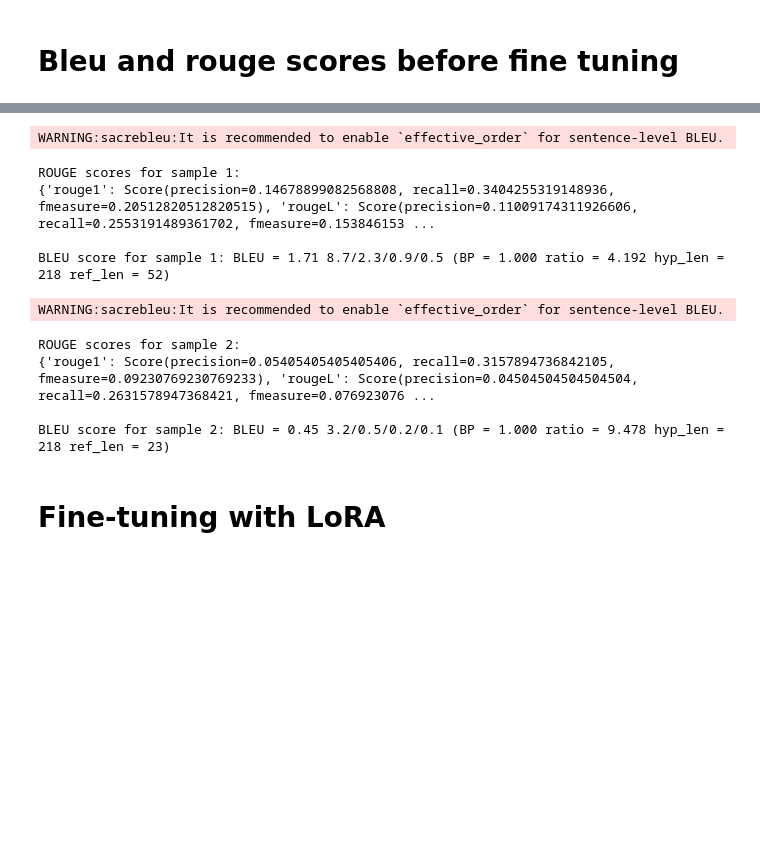
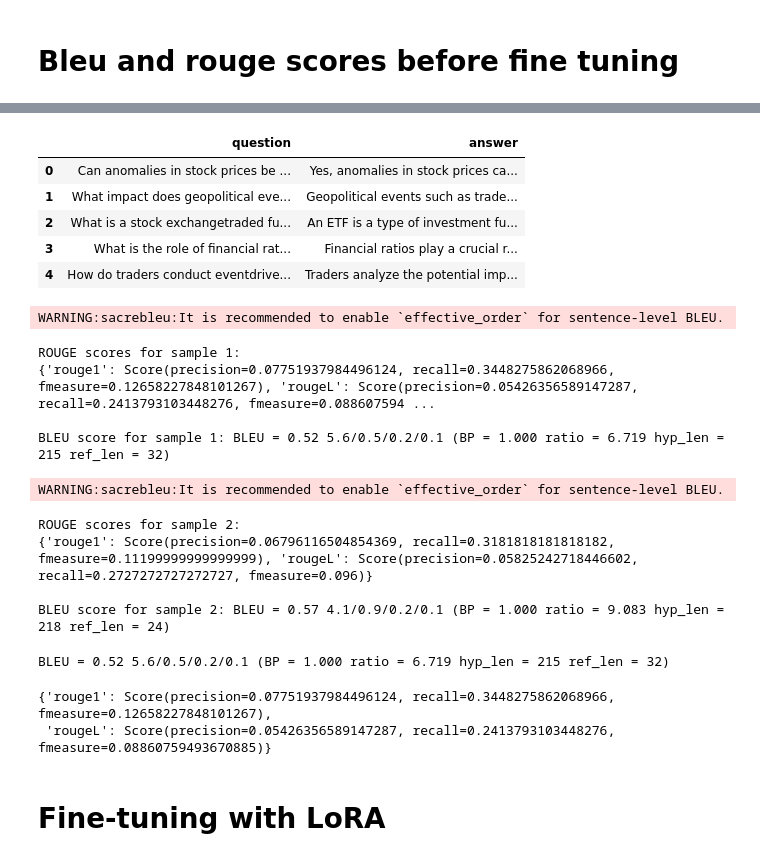
Before and after one commit to PMartey/KaggleX-Project, a Jupyter notebook: 001_Updated_Copy_of_Stock_trading_and_Insurance_Bot_KaggleX_QA_with_Gemma.ipynb, the cells around one changed output, grey strips where cells are left out. Drawn from its saved outputs; the diff is of its cells as text; code cells hidden in the pictures; blank space fills up the shorter version.

```diff
--- a/001_Updated_Copy_of_Stock_trading_and_Insurance_Bot_KaggleX_QA_with_Gemma.ipynb
+++ b/001_Updated_Copy_of_Stock_trading_and_Insurance_Bot_KaggleX_QA_with_Gemma.ipynb
@@ -375,11 +338,21 @@ Requirement already satisfied: tqdm in /usr/local/lib/python3.10/dist-packages (
 # %%
-# sample1
-
-quest1= df.loc[2, 'question']
-ans1= df.loc[2, 'answer']
+# using one random sample Validation data set
+df_val = pd.read_csv("/content/val2_data.csv")
+quest1= df_val.loc[2, 'question']
+ans1= df_val.loc[2, 'answer']
 
 mod_res1= gemma_lm.generate(quest1, max_length=256)
-#
+
+# generated answer is same in cell above
+# %%
+df_val.head()
+# %% [output]
+|  | question | answer |
+| 0 | Can anomalies in stock prices be ... | Yes, anomalies in stock prices ca... |
+| 1 | What impact does geopolitical eve... | Geopolitical events such as trade... |
+| 2 | What is a stock exchangetraded fu... | An ETF is a type of investment fu... |
+| 3 | What is the role of financial rat... | Financial ratios play a crucial r... |
+| 4 | How do traders conduct eventdrive... | Traders analyze the potential imp... |
 # %%
 # prompt: find rouge score and bleu score
 
@@ -391,8 +364,8 @@ scorer = rouge_scorer.RougeScorer(['rouge1', 'rougeL'], use_stemmer=True)
 bleu = BLEU()
 
 # Sample 1
-quest1 = df.loc[2, 'question']
-ans1 = df.loc[2, 'answer']
+quest1 = df_val.loc[2, 'question']
+ans1 = df_val.loc[2, 'answer']
 mod_res1 = gemma_lm.generate(quest1, max_length=256)
 
 # Calculate ROUGE scores
@@ -405,8 +378,8 @@ bleu_score1 = bleu.sentence_score(mod_res1, [ans1])
 print(f"\nBLEU score for sample 1: {bleu_score1}")
 
 # Sample 2 (similarly for other samples)
-quest2 = df.loc[45, 'question']
-ans2 = df.loc[45, 'answer']
+quest2 = df_val.loc[45, 'question']
+ans2 = df_val.loc[45, 'answer']
 mod_res2 = gemma_lm.generate(quest2, max_length=256)
 
 # Calculate ROUGE scores
@@ -420,14 +393,23 @@ print(f"\nBLEU score for sample 2: {bleu_score2}")
 # %% [output]
 WARNING:sacrebleu:It is recommended to enable `effective_order` for sentence-level BLEU.
 ROUGE scores for sample 1:
-{'rouge1': Score(precision=0.14678899082568808, recall=0.3404255319148936, fmeasure=0.20512820512820515), 'rougeL': Score(precision=0.11009174311926606, recall=0.2553191489361702, fmeasure=0.153846153 ...
+{'rouge1': Score(precision=0.07751937984496124, recall=0.3448275862068966, fmeasure=0.12658227848101267), 'rougeL': Score(precision=0.05426356589147287, recall=0.2413793103448276, fmeasure=0.088607594 ...
 
-BLEU score for sample 1: BLEU = 1.71 8.7/2.3/0.9/0.5 (BP = 1.000 ratio = 4.192 hyp_len = 218 ref_len = 52)
+BLEU score for sample 1: BLEU = 0.52 5.6/0.5/0.2/0.1 (BP = 1.000 ratio = 6.719 hyp_len = 215 ref_len = 32)
 WARNING:sacrebleu:It is recommended to enable `effective_order` for sentence-level BLEU.
 ROUGE scores for sample 2:
-{'rouge1': Score(precision=0.05405405405405406, recall=0.3157894736842105, fmeasure=0.09230769230769233), 'rougeL': Score(precision=0.04504504504504504, recall=0.2631578947368421, fmeasure=0.076923076 ...
+{'rouge1': Score(precision=0.06796116504854369, recall=0.3181818181818182, fmeasure=0.11199999999999999), 'rougeL': Score(precision=0.05825242718446602, recall=0.2727272727272727, fmeasure=0.096)}
 
-BLEU score for sample 2: BLEU = 0.45 3.2/0.5/0.2/0.1 (BP = 1.000 ratio = 9.478 hyp_len = 218 ref_len = 23)
+BLEU score for sample 2: BLEU = 0.57 4.1/0.9/0.2/0.1 (BP = 1.000 ratio = 9.083 hyp_len = 218 ref_len = 24)
+# %%
+bleu_score1
+# %% [output]
+BLEU = 0.52 5.6/0.5/0.2/0.1 (BP = 1.000 ratio = 6.719 hyp_len = 215 ref_len = 32)
+# %%
+scores1
+# %% [output]
+{'rouge1': Score(precision=0.07751937984496124, recall=0.3448275862068966, fmeasure=0.12658227848101267),
+ 'rougeL': Score(precision=0.05426356589147287, recall=0.2413793103448276, fmeasure=0.08860759493670885)}
 # %% [markdown]
 # Fine-tuning with LoRA
 # %%
```
Also changed, not shown: parts of 22 cells of this notebook.
